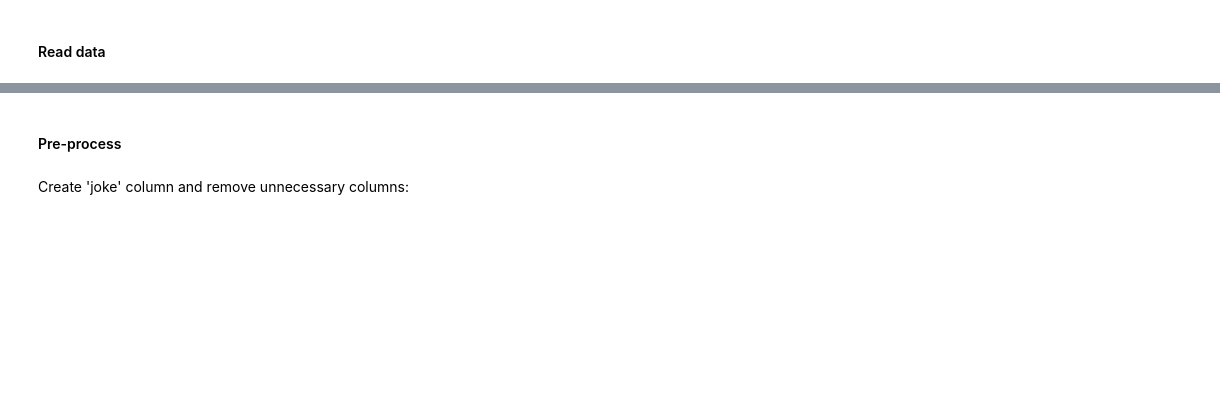
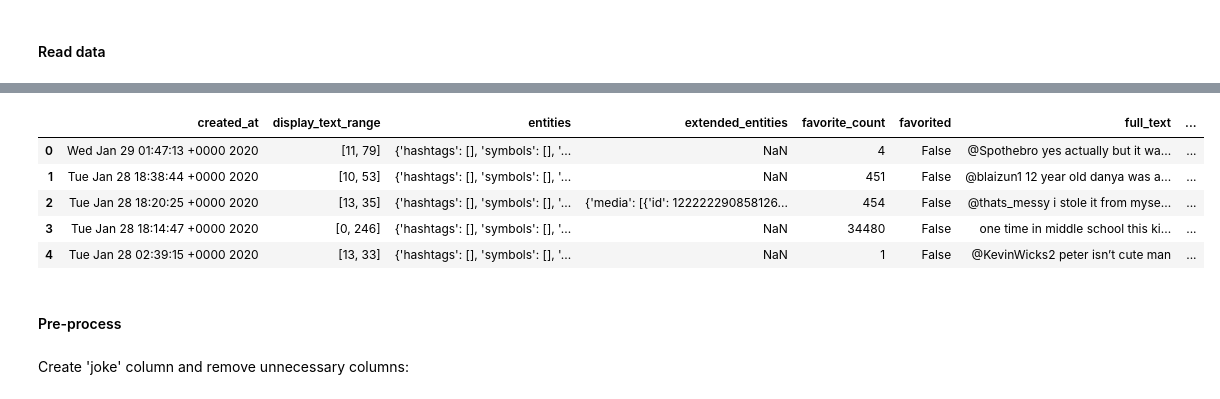
Before and after one commit to AxelStbl/jokes_score, a Jupyter notebook: EDA_Modeling.ipynb, the cells around one changed output, grey strips where cells are left out. Saved outputs shown, nothing was run; the diff lists cells and outputs as text; code cells hidden in the pictures; blank space fills up the shorter version.

```diff
--- a/EDA_Modeling.ipynb
+++ b/EDA_Modeling.ipynb
@@ -41,0 +127,9 @@ df = df[df.score > 0].reset_index()
+# %%
+df.head()
+# %% [output]
+|  | created_at | display_text_range | entities | extended_entities | favorite_count | favorited | full_text | ... |
+| 0 | Wed Jan 29 01:47:13 +0000 2020 | [11, 79] | {'hashtags': [], 'symbols': [], '... | NaN | 4 | False | @Spothebro yes actually but it wa... | ... |
+| 1 | Tue Jan 28 18:38:44 +0000 2020 | [10, 53] | {'hashtags': [], 'symbols': [], '... | NaN | 451 | False | @blaizun1 12 year old danya was a... | ... |
+| 2 | Tue Jan 28 18:20:25 +0000 2020 | [13, 35] | {'hashtags': [], 'symbols': [], '... | {'media': [{'id': 122222290858126... | 454 | False | @thats_messy i stole it from myse... | ... |
+| 3 | Tue Jan 28 18:14:47 +0000 2020 | [0, 246] | {'hashtags': [], 'symbols': [], '... | NaN | 34480 | False | one time in middle school this ki... | ... |
+| 4 | Tue Jan 28 02:39:15 +0000 2020 | [13, 33] | {'hashtags': [], 'symbols': [], '... | NaN | 1 | False | @KevinWicks2 peter isn’t cute man | ... |
```
Also changed, not shown: parts of 15 cells of this notebook.
